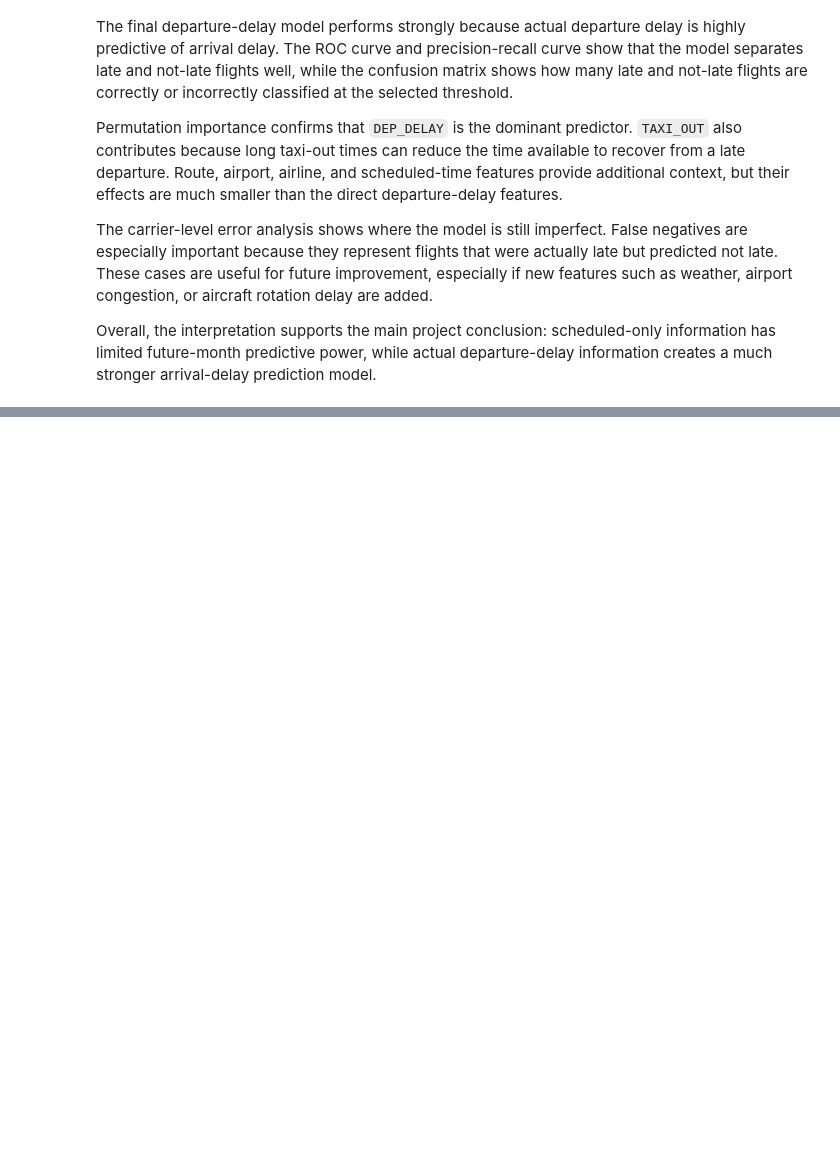
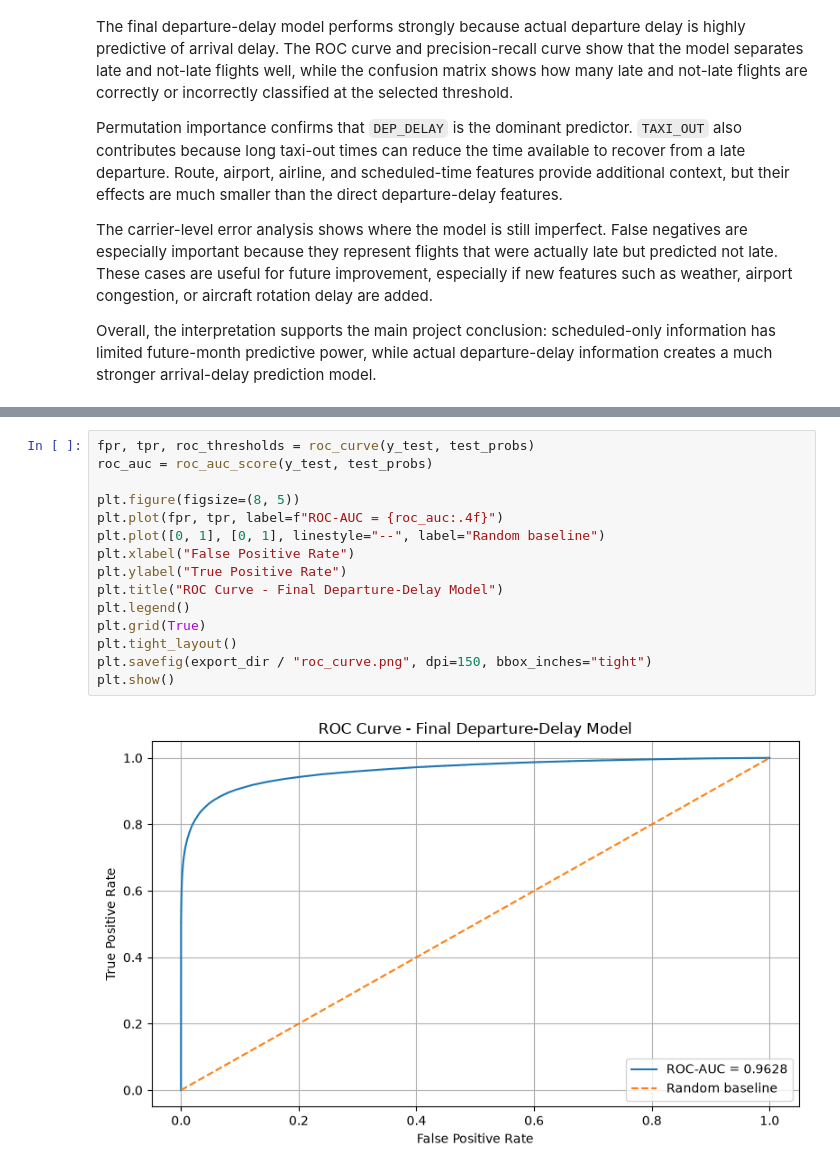
Before and after one commit to anav24/airline-delay-predictor, a Jupyter notebook: notebooks/08_model_interpretation.ipynb, the cells around one changed output, grey strips where cells are left out. Drawn from its saved outputs; the diff is of its cells as text; blank space fills up the shorter version.

```diff
--- a/notebooks/08_model_interpretation.ipynb
+++ b/notebooks/08_model_interpretation.ipynb
@@ -583,0 +623,17 @@ Overall, the interpretation supports the main project conclusion: scheduled-only
+# %%
+fpr, tpr, roc_thresholds = roc_curve(y_test, test_probs)
+roc_auc = roc_auc_score(y_test, test_probs)
+
+plt.figure(figsize=(8, 5))
+plt.plot(fpr, tpr, label=f"ROC-AUC = {roc_auc:.4f}")
+plt.plot([0, 1], [0, 1], linestyle="--", label="Random baseline")
+plt.xlabel("False Positive Rate")
+plt.ylabel("True Positive Rate")
+plt.title("ROC Curve - Final Departure-Delay Model")
+plt.legend()
+plt.grid(True)
+plt.tight_layout()
+plt.savefig(export_dir / "roc_curve.png", dpi=150, bbox_inches="tight")
+plt.show()
+# %% [output]
+[figure, added]
```
Also changed, not shown: parts of 5 cells of this notebook.
